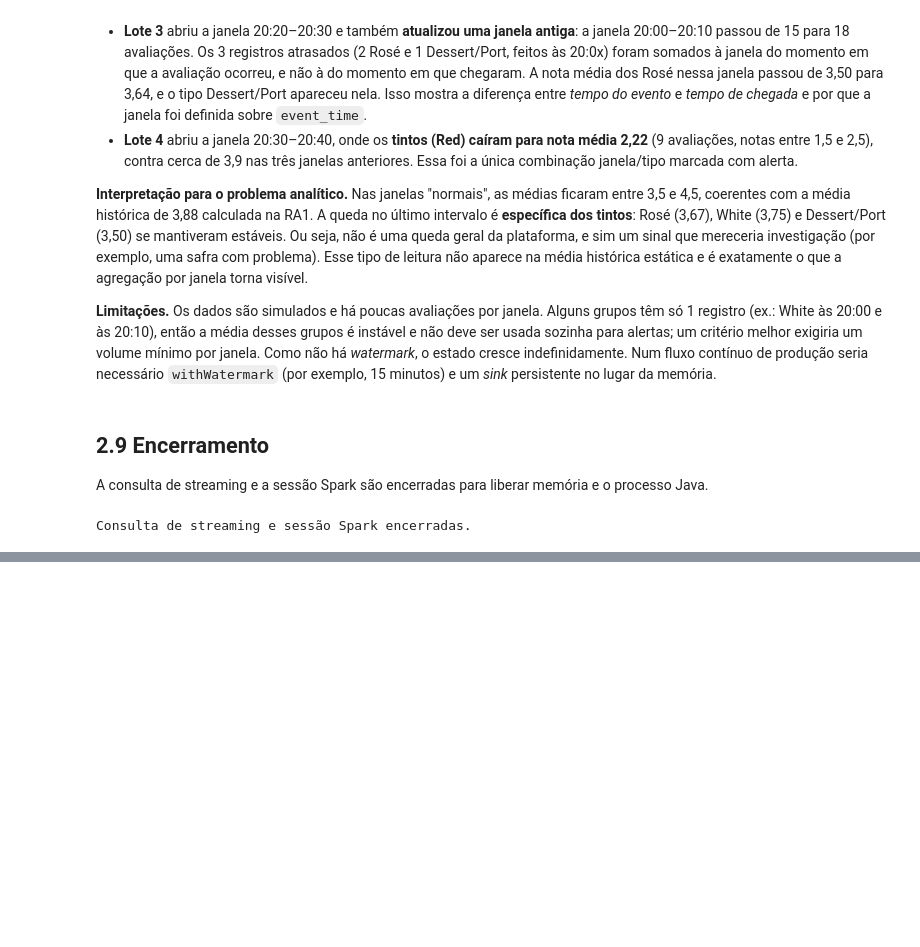
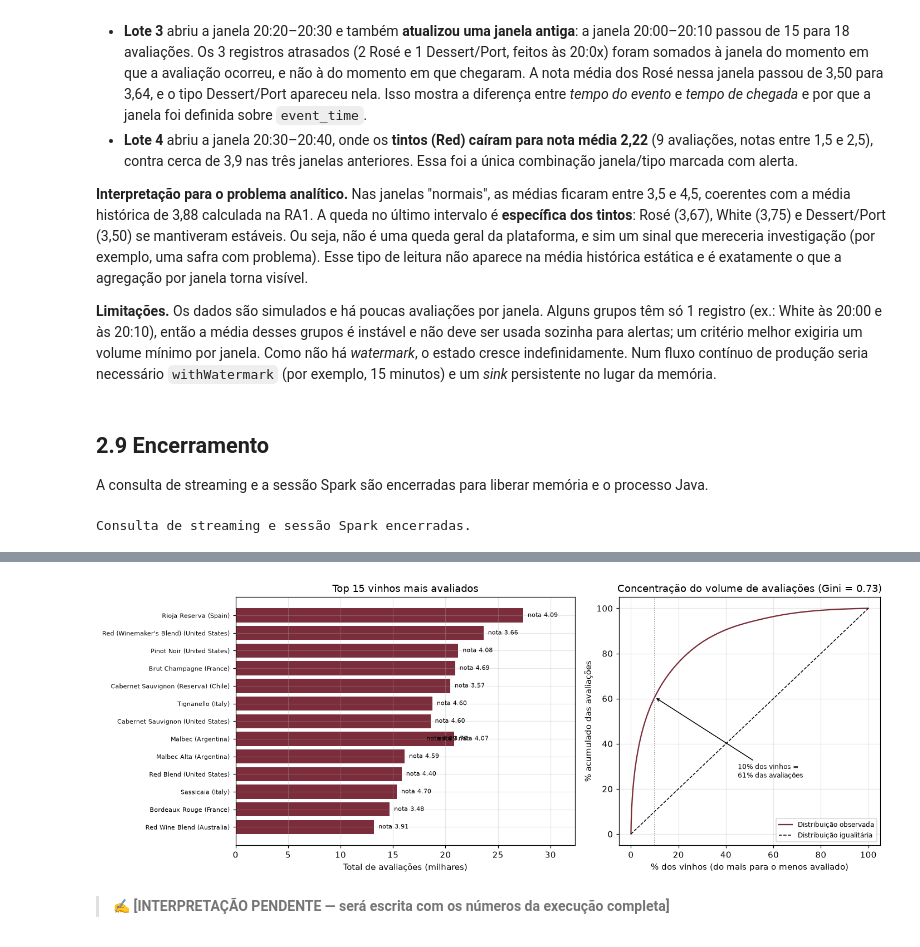
Before and after one commit to haku769/ra1-data-analytics, a Jupyter notebook: analise_vinhos.ipynb, the cells around one changed output, grey strips where cells are left out. Cells and saved outputs as stored; diff of their text form; code cells hidden in the pictures; blank space fills up the shorter version.

```diff
--- a/analise_vinhos.ipynb
+++ b/analise_vinhos.ipynb
@@ -525,0 +807,18 @@ Consulta de streaming e sessão Spark encerradas.
+# %%
+colunas_rank = ["WineID", "WineName", "WineryName", "Type", "Country", "Total_Avaliacoes", "Nota_Media"]
+top15 = vinhos.nlargest(15, "Total_Avaliacoes")[colunas_rank].reset_index(drop=True)
+top15.index += 1
+print("Top 15 vinhos mais avaliados")
+display(top15)
+
+# Concentração do volume de avaliações
+contagens = np.sort(vinhos["Total_Avaliacoes"].to_numpy())[::-1]
+participacao_acum = contagens.cumsum() / contagens.sum()
+n = len(contagens)
+participacao = {p: participacao_acum[max(int(n * p / 100) - 1, 0)] * 100 for p in (1, 5, 10, 20, 50)}
+asc = np.sort(contagens)
+gini = (2 * np.arange(1, n + 1) - n - 1).dot(asc) / (n * asc.sum())
+
+print(f"Índice de Gini do volume de avaliações: {gini:.3f}")
+for p, v in participacao.items():
+    print(f"  Os {p:>2}% vinhos mais avaliados concentram {v:5.1f}% de todas as avaliações")
@@ -525,0 +849,28 @@ Consulta de streaming e sessão Spark encerradas.
+# %%
+# Visualização 2 — Ranking dos mais avaliados e curva de concentração
+fig, (ax1, ax2) = plt.subplots(1, 2, figsize=(13, 5), gridspec_kw={"width_ratios": [1.3, 1]})
+
+rotulos = [f"{r.WineName[:28]} ({r.Country})" for r in top15.itertuples()][::-1]
+barras = ax1.barh(rotulos, top15["Total_Avaliacoes"][::-1] / 1000, color="#7b2d3b")
+for b, nota in zip(barras, top15["Nota_Media"][::-1]):
+    ax1.text(b.get_width(), b.get_y() + b.get_height() / 2, f"  nota {nota:.2f}", va="center", fontsize=7)
+ax1.set_xlim(0, top15["Total_Avaliacoes"].max() / 1000 * 1.18)
+ax1.set_xlabel("Total de avaliações (milhares)")
+ax1.set_title("Top 15 vinhos mais avaliados")
+ax1.tick_params(axis="y", labelsize=7)
+
+x = np.arange(1, n + 1) / n * 100
+ax2.plot(x, participacao_acum * 100, color="#7b2d3b", label="Distribuição observada")
+ax2.plot([0, 100], [0, 100], "k--", lw=1, label="Distribuição igualitária")
+ax2.axvline(10, color="gray", ls=":", lw=1)
+ax2.annotate(f"10% dos vinhos =\n{participacao[10]:.0f}% das avaliações", xy=(10, participacao[10]),
+             xytext=(45, 25), arrowprops=dict(arrowstyle="->"), fontsize=8)
+ax2.set_xlabel("% dos vinhos (do mais para o menos avaliado)")
+ax2.set_ylabel("% acumulado das avaliações")
+ax2.set_title(f"Concentração do volume de avaliações (Gini = {gini:.2f})")
+ax2.legend(loc="lower right", fontsize=8)
+plt.tight_layout(); plt.show()
+# %% [output]
+[figure, added]
+# %% [markdown]
+> ✍️ **[INTERPRETAÇÃO PENDENTE — será escrita com os números da execução completa]**
```
Also changed, not shown: parts of 33 cells of this notebook, 7 other files.
